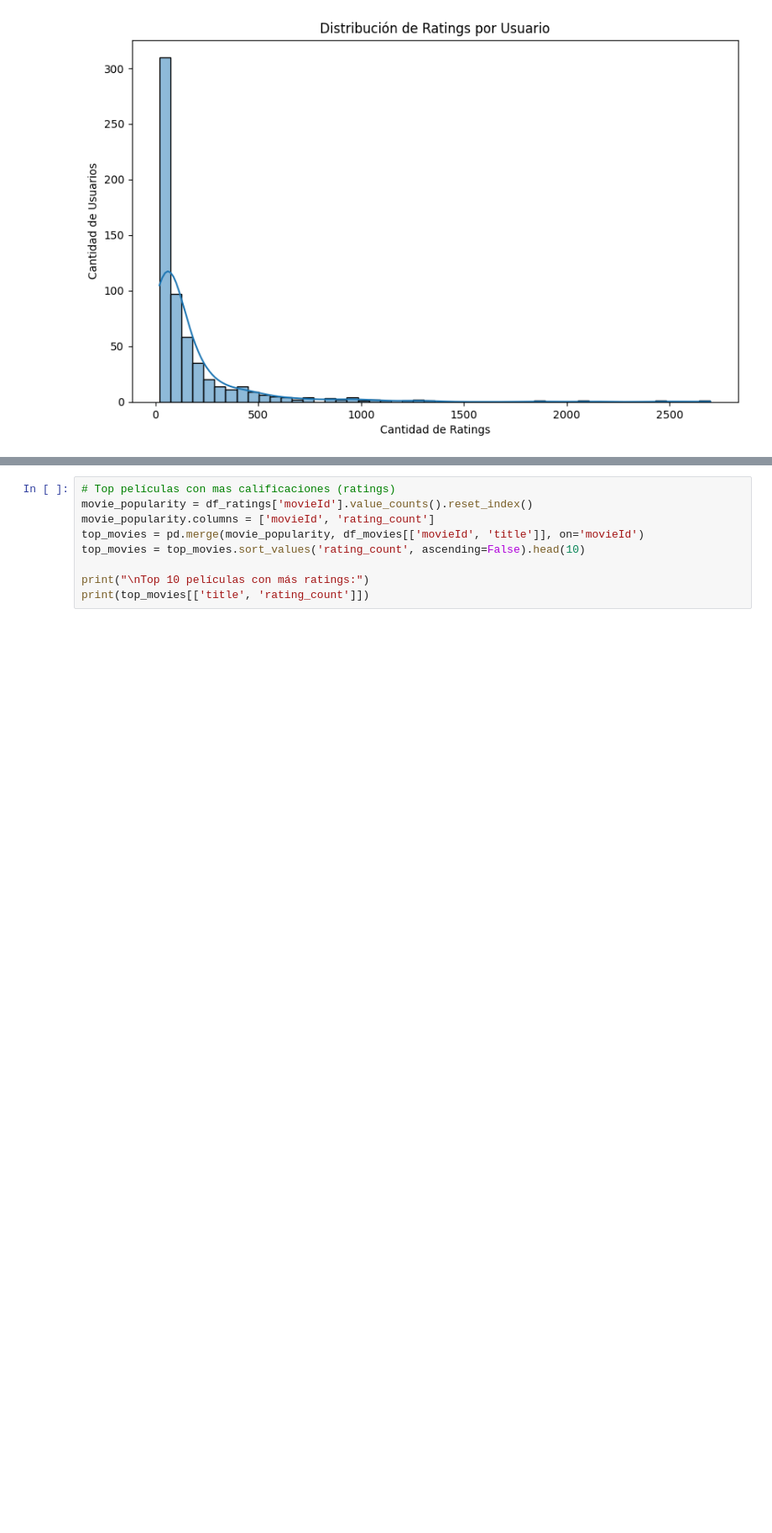
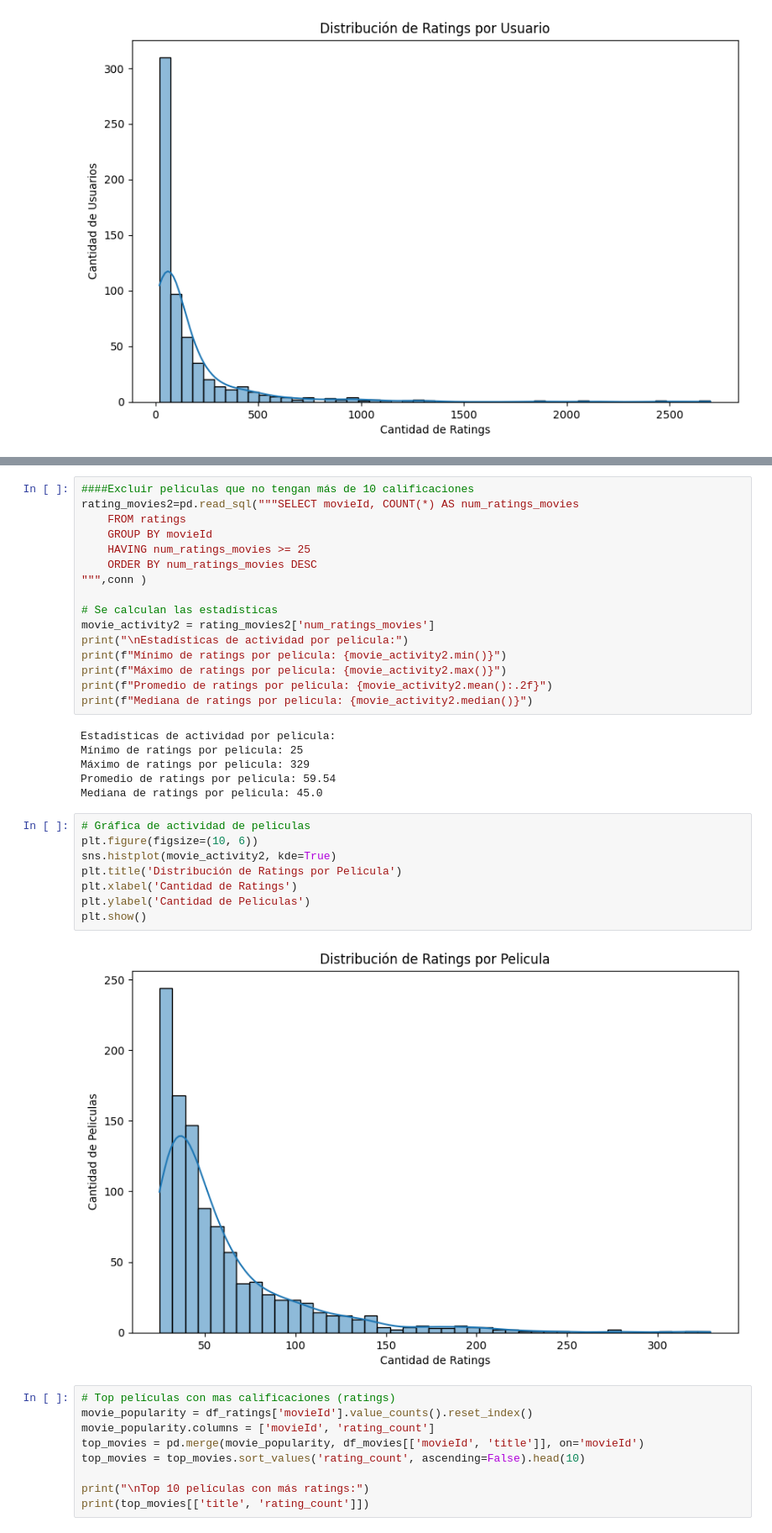
Before and after one commit to josedavidm12/sistemas_recomendacion, a Jupyter notebook: b_exploración_limpieza.ipynb, the cells around one changed output, grey strips where cells are left out. Shown: that part at 84% size. Cells and saved outputs as stored; diff of their text form; blank space fills up the shorter version.

```diff
--- a/b_exploración_limpieza.ipynb
+++ b/b_exploración_limpieza.ipynb
@@ -379,3 +427,35 @@ plt.show()
+# %%
+####Excluir peliculas que no tengan más de 10 calificaciones
+rating_movies2=pd.read_sql("""SELECT movieId, COUNT(*) AS num_ratings_movies
+    FROM ratings
+    GROUP BY movieId
+    HAVING num_ratings_movies >= 25
+    ORDER BY num_ratings_movies DESC
+""",conn )
+
+# Se calculan las estadísticas
+movie_activity2 = rating_movies2['num_ratings_movies']
+print("\nEstadísticas de actividad por pelicula:")
+print(f"Mínimo de ratings por pelicula: {movie_activity2.min()}")
+print(f"Máximo de ratings por pelicula: {movie_activity2.max()}")
+print(f"Promedio de ratings por pelicula: {movie_activity2.mean():.2f}")
+print(f"Mediana de ratings por pelicula: {movie_activity2.median()}")
+# %% [output]
+Estadísticas de actividad por pelicula:
+Mínimo de ratings por pelicula: 25
+Máximo de ratings por pelicula: 329
+Promedio de ratings por pelicula: 59.54
+Mediana de ratings por pelicula: 45.0
+# %%
+# Gráfica de actividad de peliculas
+plt.figure(figsize=(10, 6))
+sns.histplot(movie_activity2, kde=True)
+plt.title('Distribución de Ratings por Pelicula')
+plt.xlabel('Cantidad de Ratings')
+plt.ylabel('Cantidad de Peliculas')
+plt.show()
+# %% [output]
+[figure, added]
 # %%
 # Top películas con mas calificaciones (ratings)
 movie_popularity = df_ratings['movieId'].value_counts().reset_index()
```
Also changed, not shown: parts of 17 cells of this notebook, 4 other files.
